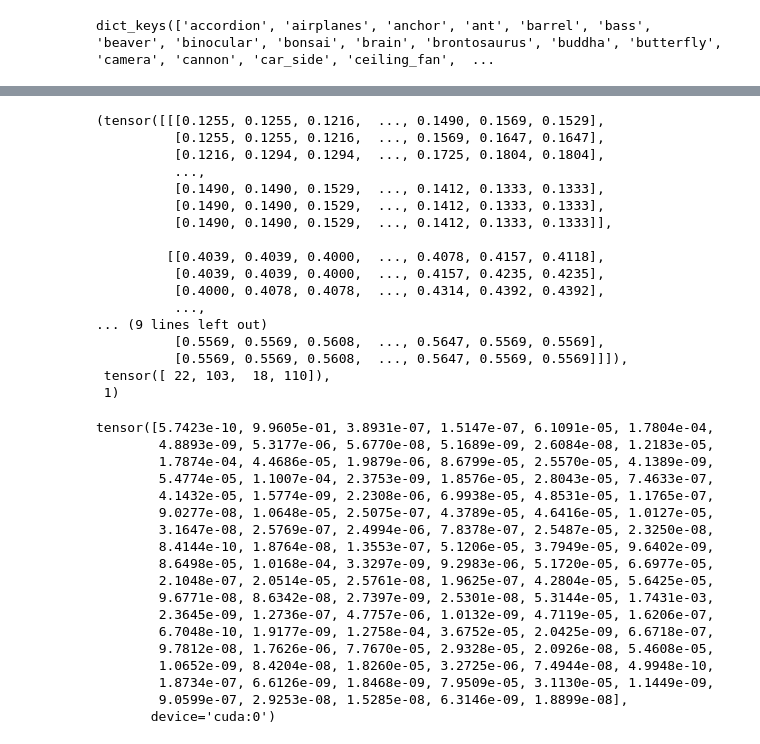
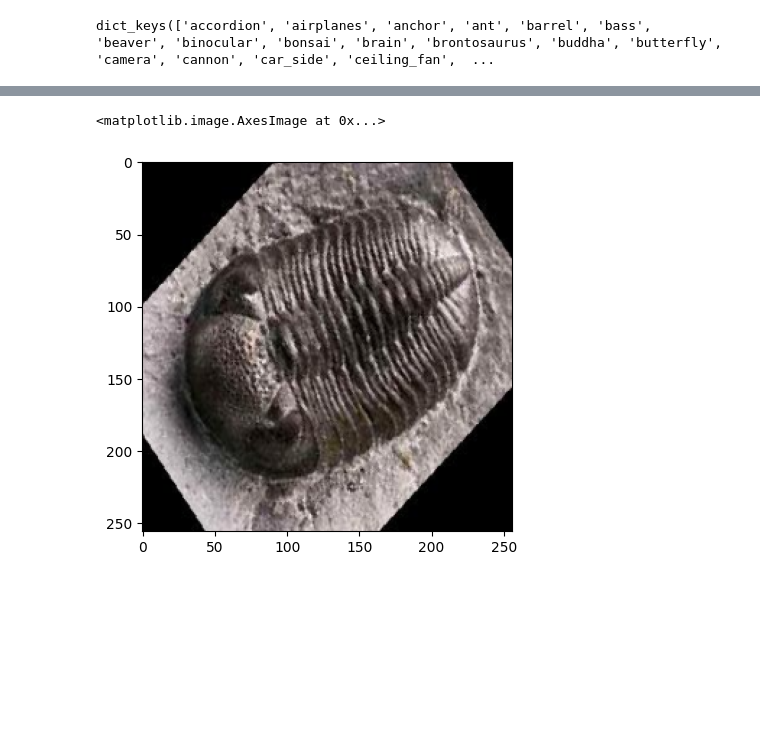
Before and after one commit to asyncdoggo/image-classification-torch, a Jupyter notebook: train.ipynb, the cells around one changed output, grey strips where cells are left out. Cells and saved outputs as stored; diff of their text form; code cells hidden in the pictures; blank space fills up the shorter version.

```diff
--- a/train.ipynb
+++ b/train.ipynb
@@ -332,23 +389,8 @@ bounding_box = torch.tensor(bounding_box)
 
 bound = bounding_box.T
 # %%
-image, bound, label
+plt.imshow(image.T)
 # %% [output]
-(tensor([[[0.1255, 0.1255, 0.1216,  ..., 0.1490, 0.1569, 0.1529],
-          [0.1255, 0.1255, 0.1216,  ..., 0.1569, 0.1647, 0.1647],
-          [0.1216, 0.1294, 0.1294,  ..., 0.1725, 0.1804, 0.1804],
-          ...,
-          [0.1490, 0.1490, 0.1529,  ..., 0.1412, 0.1333, 0.1333],
-          [0.1490, 0.1490, 0.1529,  ..., 0.1412, 0.1333, 0.1333],
-          [0.1490, 0.1490, 0.1529,  ..., 0.1412, 0.1333, 0.1333]],
-
-         [[0.4039, 0.4039, 0.4000,  ..., 0.4078, 0.4157, 0.4118],
-          [0.4039, 0.4039, 0.4000,  ..., 0.4157, 0.4235, 0.4235],
-          [0.4000, 0.4078, 0.4078,  ..., 0.4314, 0.4392, 0.4392],
-          ...,
-... (9 lines left out)
-          [0.5569, 0.5569, 0.5608,  ..., 0.5647, 0.5569, 0.5569],
-          [0.5569, 0.5569, 0.5608,  ..., 0.5647, 0.5569, 0.5569]]]),
- tensor([ 22, 103,  18, 110]),
- 1)
+<matplotlib.image.AxesImage at 0x...>
+[figure, added]
 # %%
@@ -360,21 +406,0 @@ with torch.inference_mode():
-# %%
-pred_prob
-# %% [output]
-tensor([5.7423e-10, 9.9605e-01, 3.8931e-07, 1.5147e-07, 6.1091e-05, 1.7804e-04,
-        4.8893e-09, 5.3177e-06, 5.6770e-08, 5.1689e-09, 2.6084e-08, 1.2183e-05,
-        1.7874e-04, 4.4686e-05, 1.9879e-06, 8.6799e-05, 2.5570e-05, 4.1389e-09,
-        5.4774e-05, 1.1007e-04, 2.3753e-09, 1.8576e-05, 2.8043e-05, 7.4633e-07,
-        4.1432e-05, 1.5774e-09, 2.2308e-06, 6.9938e-05, 4.8531e-05, 1.1765e-07,
-        9.0277e-08, 1.0648e-05, 2.5075e-07, 4.3789e-05, 4.6416e-05, 1.0127e-05,
-        3.1647e-08, 2.5769e-07, 2.4994e-06, 7.8378e-07, 2.5487e-05, 2.3250e-08,
-        8.4144e-10, 1.8764e-08, 1.3553e-07, 5.1206e-05, 3.7949e-05, 9.6402e-09,
-        8.6498e-05, 1.0168e-04, 3.3297e-09, 9.2983e-06, 5.1720e-05, 6.6977e-05,
-        2.1048e-07, 2.0514e-05, 2.5761e-08, 1.9625e-07, 4.2804e-05, 5.6425e-05,
-        9.6771e-08, 8.6342e-08, 2.7397e-09, 2.5301e-08, 5.3144e-05, 1.7431e-03,
-        2.3645e-09, 1.2736e-07, 4.7757e-06, 1.0132e-09, 4.7119e-05, 1.6206e-07,
-        6.7048e-10, 1.9177e-09, 1.2758e-04, 3.6752e-05, 2.0425e-09, 6.6718e-07,
-        9.7812e-08, 1.7626e-06, 7.7670e-05, 2.9328e-05, 2.0926e-08, 5.4608e-05,
-        1.0652e-09, 8.4204e-08, 1.8260e-05, 3.2725e-06, 7.4944e-08, 4.9948e-10,
-        1.8734e-07, 6.6126e-09, 1.8468e-09, 7.9509e-05, 3.1130e-05, 1.1449e-09,
-        9.0599e-07, 2.9253e-08, 1.5285e-08, 6.3146e-09, 1.8899e-08],
-       device='cuda:0')
```
Also changed, not shown: parts of 25 cells of this notebook, 3 other files.
